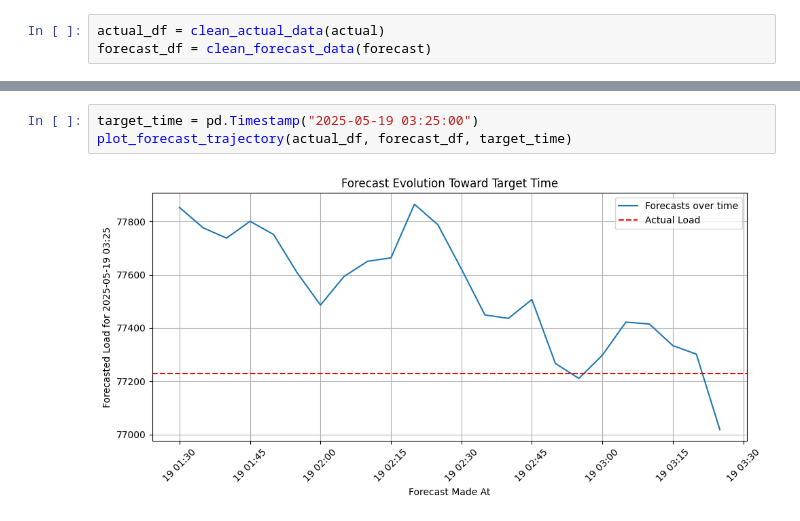
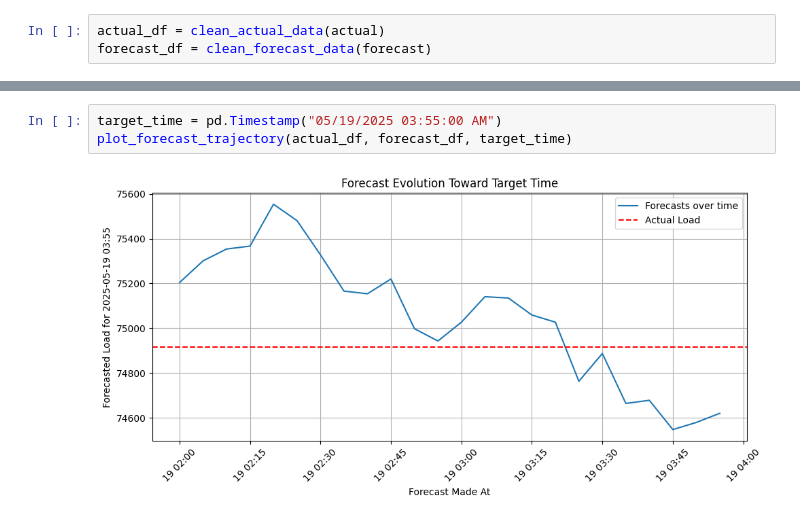
Before and after one commit to navin-prasath-s/EnergyPrediction, a Jupyter notebook: notebooks/explore_test_functions.ipynb, the cells around one changed output, grey strips where cells are left out. Cells and saved outputs as stored; diff of their text form.

```diff
--- a/notebooks/explore_test_functions.ipynb
+++ b/notebooks/explore_test_functions.ipynb
@@ -84,5 +103,5 @@ plot_selected_horizons(actual_df, forecast_df)
 # %%
-target_time = pd.Timestamp("2025-05-19 03:25:00")
+target_time = pd.Timestamp("05/19/2025 03:55:00 AM")
 plot_forecast_trajectory(actual_df, forecast_df, target_time)
 # %% [output]
-[figure, old version]
+[figure, new version]
```
Also changed, not shown: parts of 13 cells of this notebook, 7 other files.
